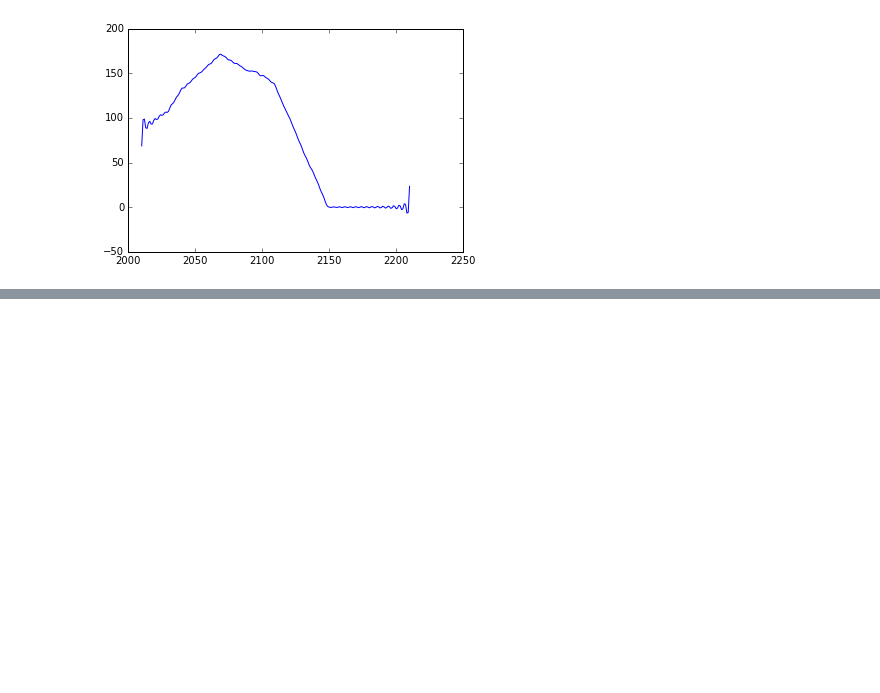
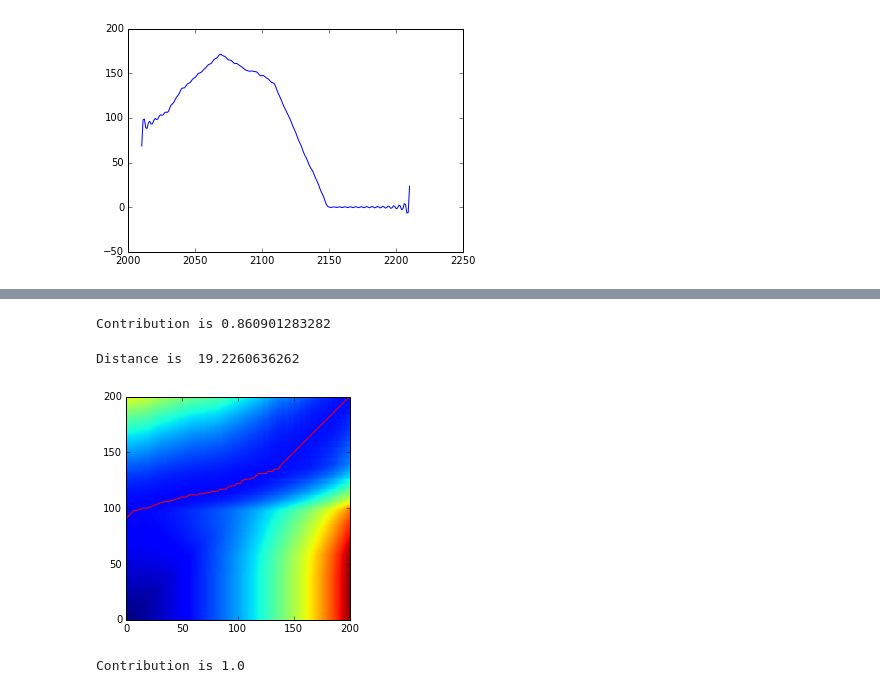
Before and after one commit to scopatz/fc-bench-method, a Jupyter notebook: methodology.ipynb, the cells around one changed output, grey strips where cells are left out. Saved outputs shown, nothing was run; the diff lists cells and outputs as text; code cells hidden in the pictures; blank space fills up the shorter version.

```diff
--- a/methodology.ipynb
+++ b/methodology.ipynb
@@ -204,0 +219,18 @@ array([  2.74621392e+08+0.j,   8.31314824e+07+0.j,   3.70005661e+05+0.j,
+# %%
+dist, cost, path = dtw.dtw(gwe_mu[:,np.newaxis], gwe_fr_mu[:,np.newaxis])
+cont = contribution(gwe_mu, dist)
+print('Contribution is', cont)
+cont_fr_t = contribution_over_time(gwe_mu, cost)
+# %% [output]
+Contribution is 0.860901283282
+# %%
+display_dwt(dist, cost, path)
+# %% [output]
+Distance is  19.2260636262
+[figure, added]
+# %%
+dist, cost, path = dtw.dtw(gwe_mu[:,np.newaxis], gwe_mu[:,np.newaxis])
+cont = contribution(gwe_mu, dist)
+print('Contribution is', cont)
+# %% [output]
+Contribution is 1.0
```
Also changed, not shown: parts of 9 cells of this notebook, 1 other file.
